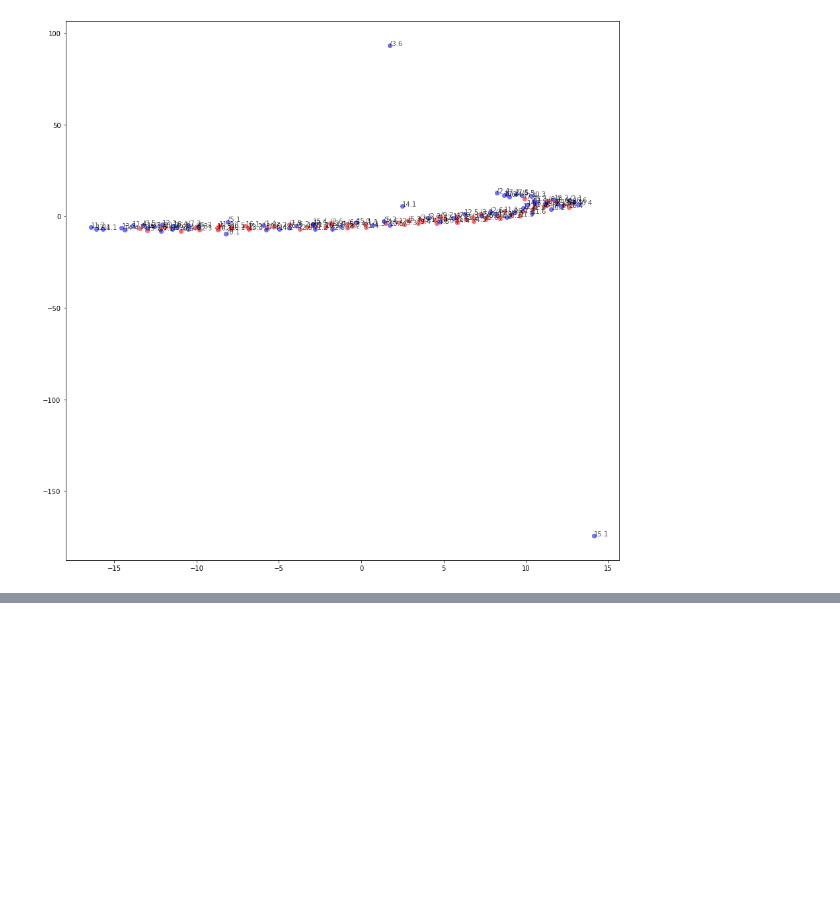
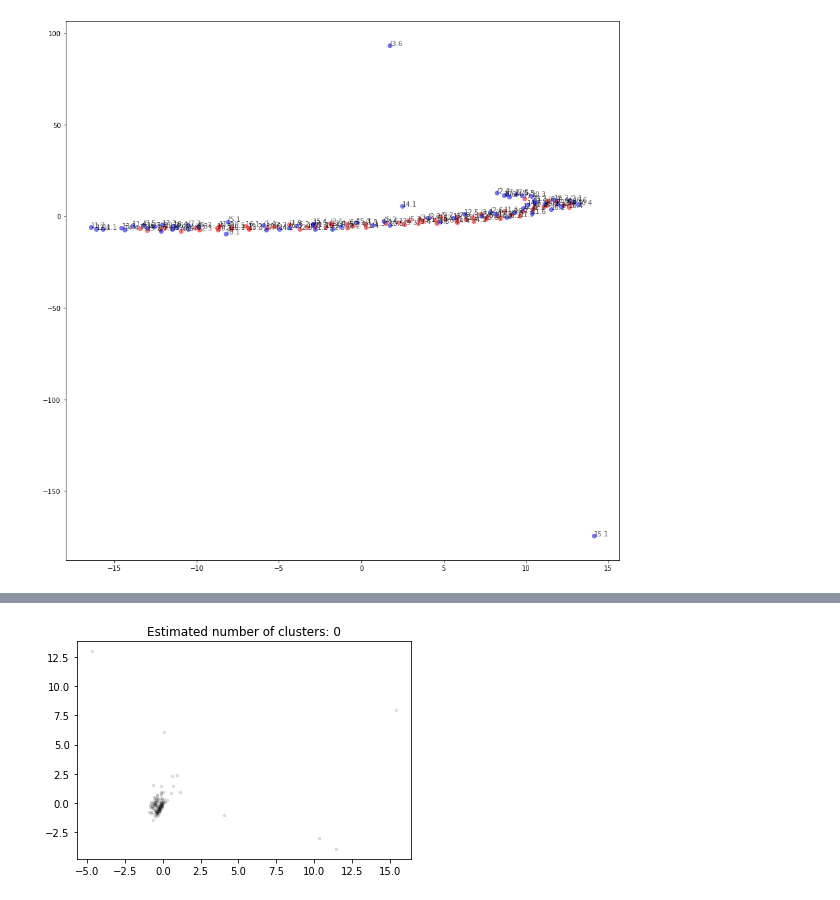
Before and after one commit to trevor-chan/research, a Jupyter notebook: morpho_scripts/PCA_scripts.ipynb, the cells around one changed output, grey strips where cells are left out. Cells and saved outputs as stored; diff of their text form; code cells hidden in the pictures; blank space fills up the shorter version.

```diff
--- a/morpho_scripts/PCA_scripts.ipynb
+++ b/morpho_scripts/PCA_scripts.ipynb
@@ -650,3 +662,49 @@ plt.show()
+# %%
+#CLUSTERING PCA with DBSCAN
+from sklearn.cluster import DBSCAN
+from sklearn import metrics
+
+pca_outs = np.array([[finalDf.at[i, 'pc1'], finalDf.at[i, 'pc2'], finalDf.at[i, 'pc3'], finalDf.at[i,'pc4']] for i in range(len(finalDf))])
+X = pca_outs
+
+# Compute DBSCAN
+db = DBSCAN(eps=0.001, min_samples=10).fit(X)
+core_samples_mask = np.zeros_like(db.labels_, dtype=bool)
+core_samples_mask[db.core_sample_indices_] = True
+labels = db.labels_
+
+# Number of clusters in labels, ignoring noise if present.
+n_clusters_ = len(set(labels)) - (1 if -1 in labels else 0)
+n_noise_ = list(labels).count(-1)
+
+
+# #############################################################################
+# Plot result
+import matplotlib.pyplot as plt
+
+# Black removed and is used for noise instead.
+unique_labels = set(labels)
+colors = [plt.cm.Spectral(each)
+          for each in np.linspace(0, 1, len(unique_labels))]
+for k, col in zip(unique_labels, colors):
+    if k == -1:
+        # Black used for noise.
+        col = [0, 0, 0, 1]
+
+    class_member_mask = (labels == k)
+
+    xy = X[class_member_mask & core_samples_mask]
+    plt.plot(xy[:, 0], xy[:, 1], '.', markerfacecolor=tuple(col),
+             markeredgecolor='k', markersize=14)
+
+    xy = X[class_member_mask & ~core_samples_mask]
+    plt.plot(xy[:, 0], xy[:, 1], '.', markerfacecolor=tuple(col),
+             markeredgecolor='k', markersize=5, alpha = 0.1)
+
+plt.title('Estimated number of clusters: %d' % n_clusters_)
+plt.show()
+# %% [output]
+[figure, added]
 # %%
 #TRY - TEMP
 
```
Also changed, not shown: parts of 8 cells of this notebook.
